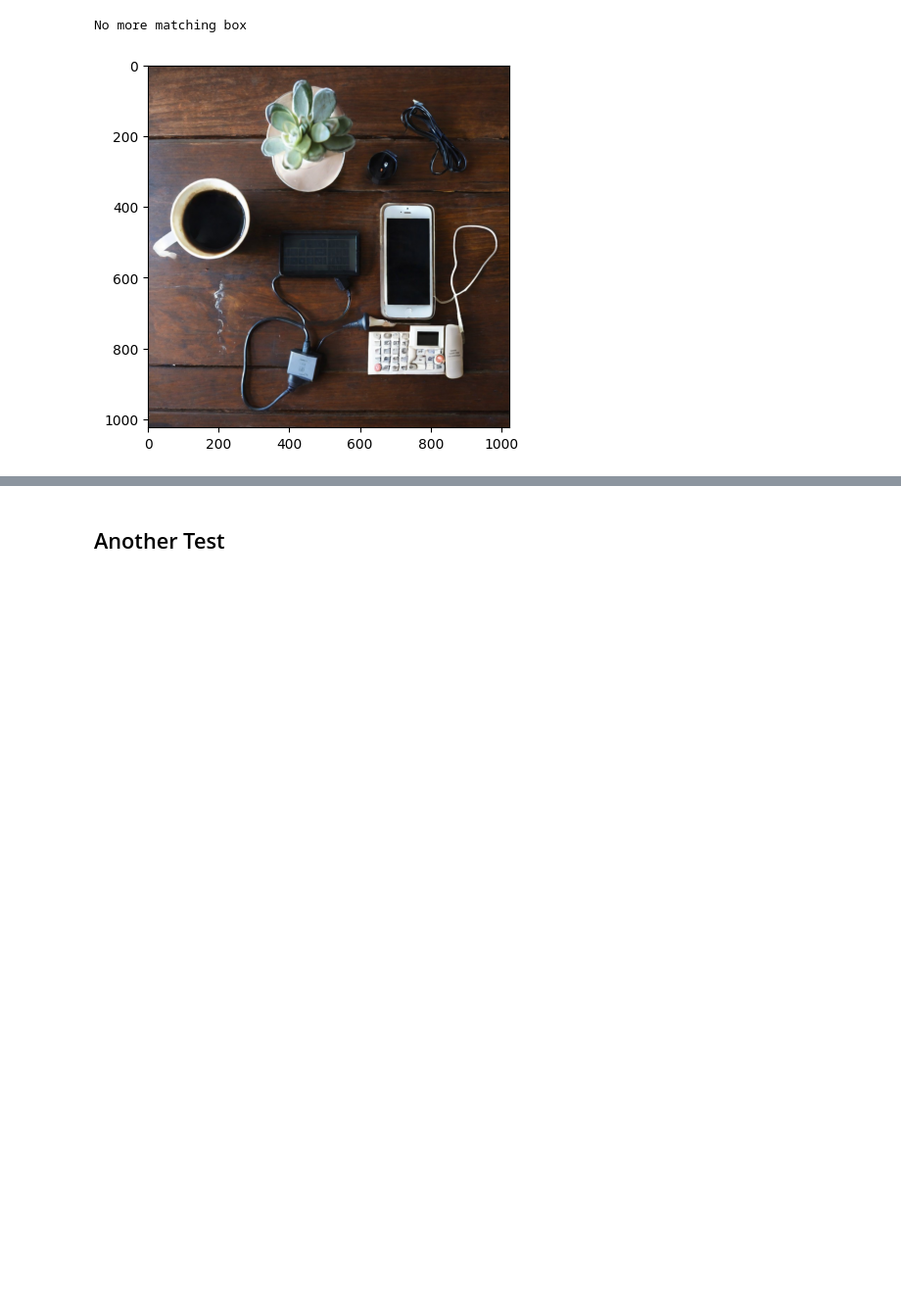
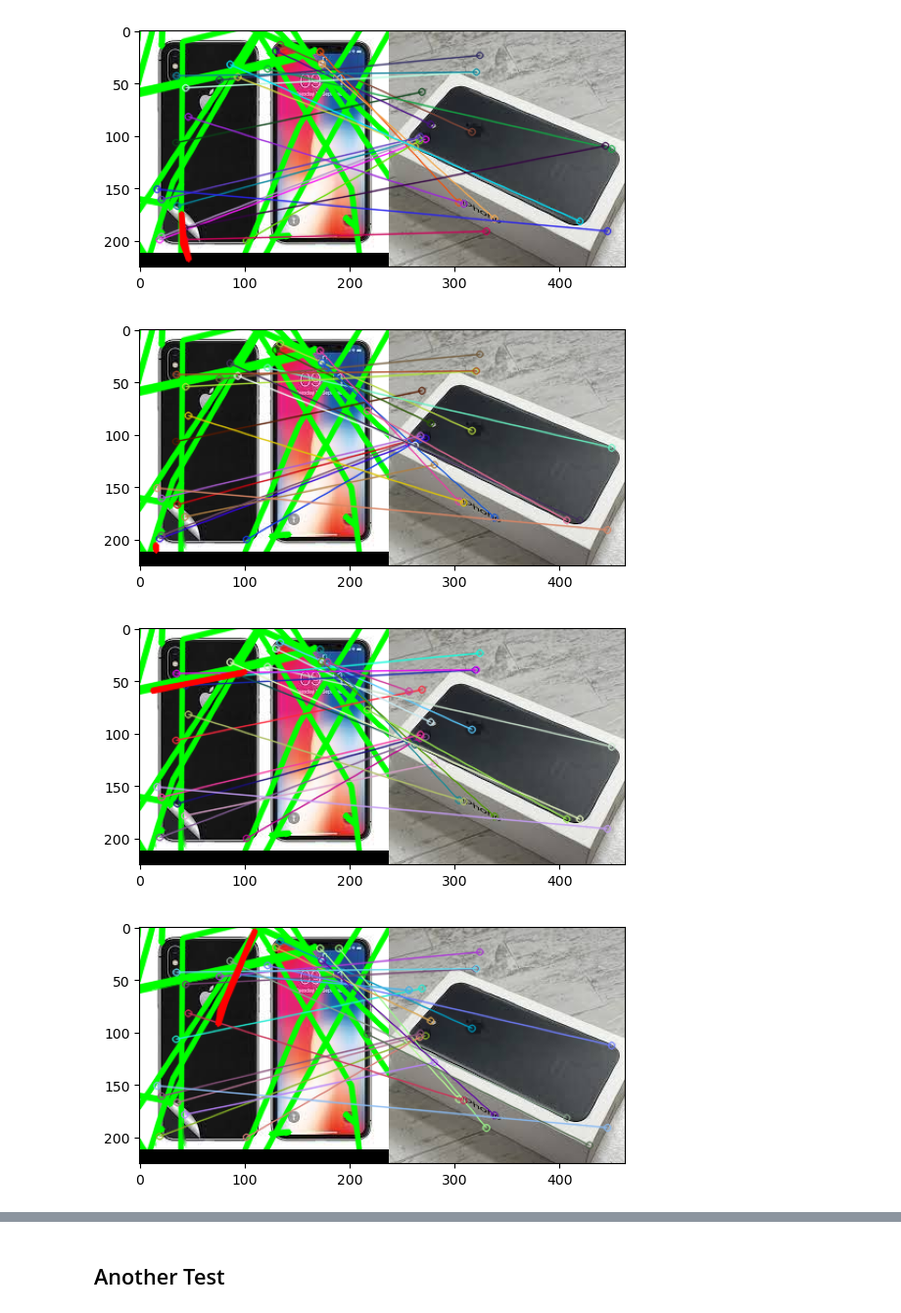
Before and after one commit to Grintaking19/Lost-Found-Items, a Jupyter notebook: cv2_descriptors.ipynb, the cells around one changed output, grey strips where cells are left out. Shown at 98% size. Drawn from its saved outputs; the diff is of its cells as text; code cells hidden in the pictures; blank space fills up the shorter version.

```diff
--- a/cv2_descriptors.ipynb
+++ b/cv2_descriptors.ipynb
@@ -104,28 +190,32 @@ def find_matching_boxes(image, template, detector_method, params):
 # %%
-pen_cluttered = cv2.imread('./results/32.jpg') # Template
+pen_cluttered = cv2.imread('./testphone1.jpg') # Template
 pen_cluttered = cv2.cvtColor(pen_cluttered, cv2.COLOR_BGR2RGB)
+
+
 
 #commonfunctions.show_images([pen_cluttered])
 
-pen_copybook = cv2.imread('./test_images/input6.jpg') # Image
+pen_copybook = cv2.imread('./testphone.jpg') # Image
 pen_copybook = cv2.cvtColor(pen_copybook, cv2.COLOR_BGR2RGB)
 
 #commonfunctions.show_images([pen_copybook])
 # %%
 params = {
     'max_matching_objects': 5,
     'SIFT_distance_threshold': 0.5,
     'best_matches_points': 20
 }
 
-matched_boxes = find_matching_boxes(pen_copybook, pen_cluttered , "SIFT", params)
+matched_boxes = find_matching_boxes(pen_copybook, pen_cluttered , "ORB", params)
 
 # Draw the bounding boxes on the original image
 for box in matched_boxes:
     cv2.polylines(pen_copybook, [np.int32(box)], True, (0, 255, 0), 3, cv2.LINE_AA)
 
 plt.imshow(pen_copybook)
 plt.show()
 # %% [output]
-No more matching box
-[figure, old version]
+[figure, new version]
+[figure, added]
+[figure, added]
+[figure, added]
```
Also changed, not shown: parts of 7 cells of this notebook, 21 other files.
